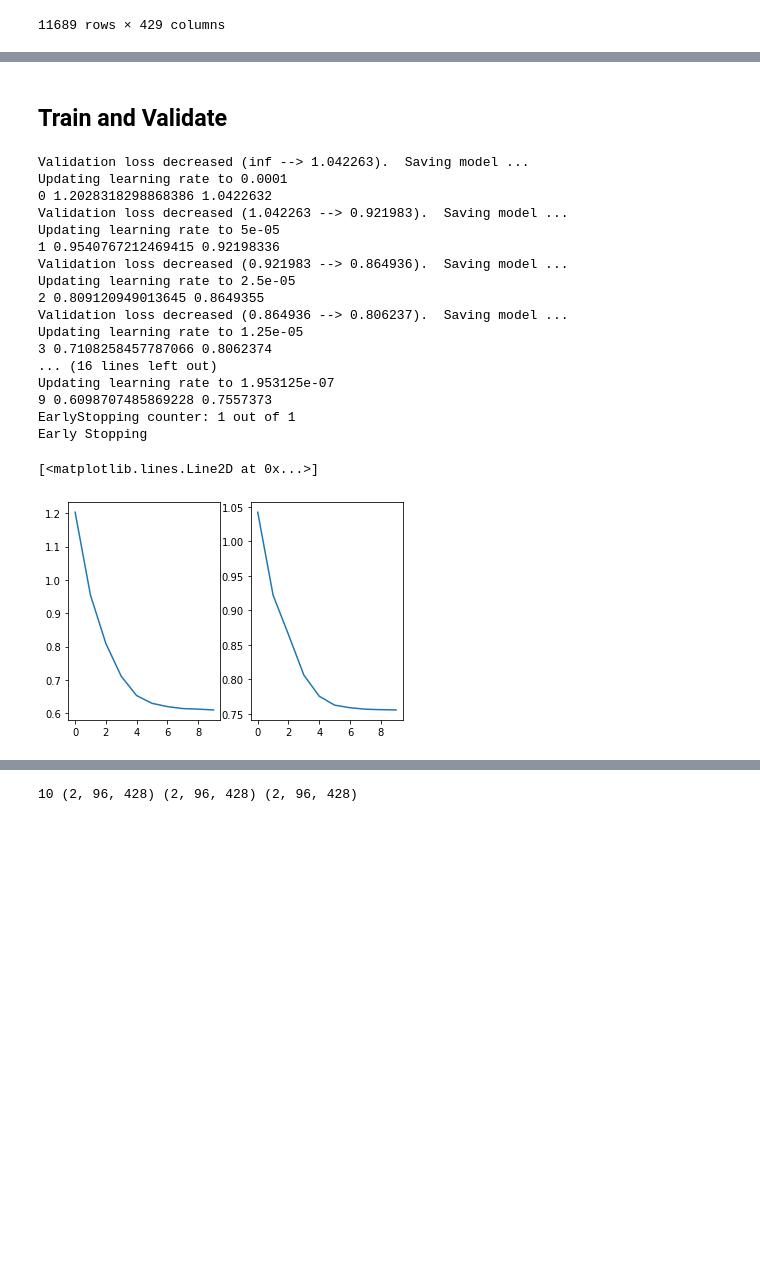
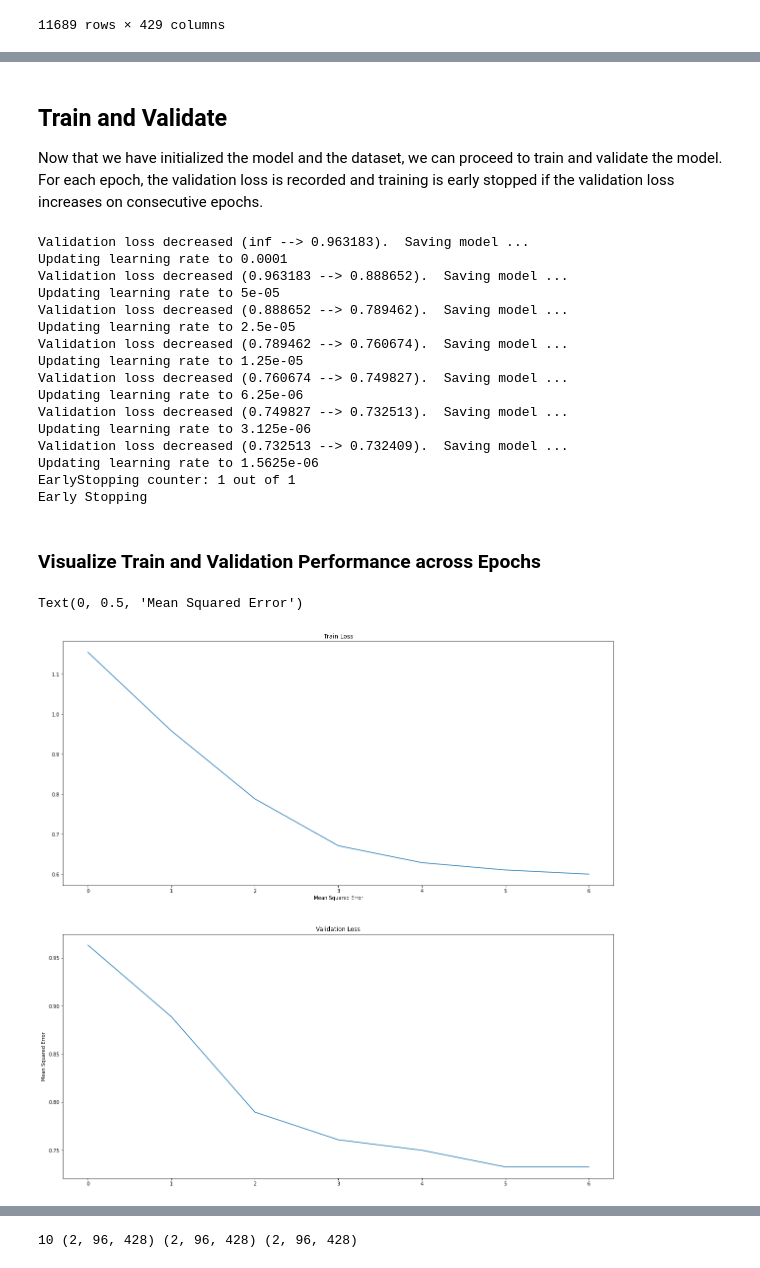
Before and after one commit to VectorInstitute/forecasting-with-dl, a Jupyter notebook: transformer_forecasting/canadian_weather_demo.ipynb, the cells around one changed output, grey strips where cells are left out. Cells and saved outputs as stored; diff of their text form; code cells hidden in the pictures; blank space fills up the shorter version.

Commit message:
Refine Canadian weather demo

```diff
--- a/transformer_forecasting/canadian_weather_demo.ipynb
+++ b/transformer_forecasting/canadian_weather_demo.ipynb
@@ -23,10 +31,10 @@ from utils.train import train_step, val_step, test
 # %%
 # Global Constants
 CSV_PATH = "data/canadian_weather/weather_data.csv"
-MD_CSV_PATH = "data/canadian_weather/station_metadata.csv"
 
-TRAIN_PERC = .7
-TEST_PERC = .1
+VAL_SIZE = 1000
+TEST_SIZE = 1000
+
 BATCH_SIZE = 32
 
 SEQ_LEN = 96 #Input Sequence Length
@@ -88,12 +87,15 @@ col_name_list = df.columns[1:]
 # Scale between 0 and 1
 data = (data - np.amin(data)) / (np.amax(data) - np.amin(data))
 # %%
-(train_data, train_dates), (val_data, val_dates), (test_data, test_dates) = split_data(data, dates, TRAIN_PERC, TEST_PERC)
+# Split data into train, test and validation
+(train_data, train_dates), (val_data, val_dates), (test_data, test_dates) = split_data(data, dates, VAL_SIZE, TEST_SIZE)
 
+# Get Time Based Features for each dataset
 train_time_feat = get_day_features(train_dates)
 val_time_feat = get_day_features(val_dates)
 test_time_feat = get_day_features(test_dates)
 
+# Standardize features for each dataset
 train_data = scale_data(train_data)
 val_data = scale_data(val_data)
 test_data = scale_data(test_data)
@@ -157,18 +160,17 @@ AutoFormer(
 # %% [markdown]
 ## Train and Validate
+Now that we have initialized the model and the dataset, we can proceed to train and validate the model. For each epoch, the validation loss is recorded and training is early stopped if the validation loss increases on consecutive epochs.
 # %%
 #Train Step
 run_name = f"run_{str(datetime.now().strftime('%s'))}"
 
+# Define path to save model checkoints
 path = os.path.join("./checkpoints/", run_name)
 if not os.path.exists(path):
     os.makedirs(path)
 
-train_steps = len(train_loader)
+# Define early stopping criteria
 early_stopping = EarlyStopping(patience=1, verbose=True)
-
-model_optim = optim.Adam(af_model.parameters(), lr=LR)
-criterion = nn.MSELoss()
 
 train_loss_list = []
 val_loss_list = []
@@ -183,37 +185,45 @@ for epoch in range(EPOCHS):
 
     adjust_learning_rate(model_optim, epoch+1, adjust_type="type1", lr=LR)
 
-    print(epoch, train_loss, val_loss)
-
     train_loss_list.append(train_loss)
     val_loss_list.append(val_loss)
 # %% [output]
-Validation loss decreased (inf --> 1.042263).  Saving model ...
+Validation loss decreased (inf --> 0.963183).  Saving model ...
 Updating learning rate to 0.0001
-0 1.2028318298868386 1.0422632
-Validation loss decreased (1.042263 --> 0.921983).  Saving model ...
+Validation loss decreased (0.963183 --> 0.888652).  Saving model ...
 Updating learning rate to 5e-05
-1 0.9540767212469415 0.92198336
-Validation loss decreased (0.921983 --> 0.864936).  Saving model ...
+Validation loss decreased (0.888652 --> 0.789462).  Saving model ...
 Updating learning rate to 2.5e-05
-2 0.809120949013645 0.8649355
-Validation loss decreased (0.864936 --> 0.806237).  Saving model ...
+Validation loss decreased (0.789462 --> 0.760674).  Saving model ...
 Updating learning rate to 1.25e-05
-3 0.7108258457787066 0.8062374
-... (16 lines left out)
-Updating learning rate to 1.953125e-07
-9 0.6098707485869228 0.7557373
+Validation loss decreased (0.760674 --> 0.749827).  Saving model ...
+Updating learning rate to 6.25e-06
+Validation loss decreased (0.749827 --> 0.732513).  Saving model ...
+Updating learning rate to 3.125e-06
+Validation loss decreased (0.732513 --> 0.732409).  Saving model ...
+Updating learning rate to 1.5625e-06
 EarlyStopping counter: 1 out of 1
 Early Stopping
+# %% [markdown]
+### Visualize Train and Validation Performance across Epochs
 # %%
-f, axarr = plt.subplots(1, 2)
+# Initialize Plot
+f, axarr = plt.subplots(2, 1, figsize=(20, 20))
 
+# Get X Index list
 x_index = [i for i in range(len(train_loss_list))]
 
+# Plot and Label
 axarr[0].plot(x_index, train_loss_list)
+axarr[0].set_title("Train Loss")
+axarr[0].set_xlabel("Epoch")
+axarr[0].set_xlabel("Mean Squared Error")
 axarr[1].plot(x_index, val_loss_list)
+axarr[1].set_title("Validation Loss")
+axarr[1].set_ylabel("Epoch")
+axarr[1].set_ylabel("Mean Squared Error")
 # %% [output]
-[<matplotlib.lines.Line2D at 0x...>]
+Text(0, 0.5, 'Mean Squared Error')
-[figure, old version]
+[figure, new version]
 # %% [markdown]
 ## Test and visualize predicitons
```
Also changed, not shown: parts of 14 cells of this notebook, 3 other files.
